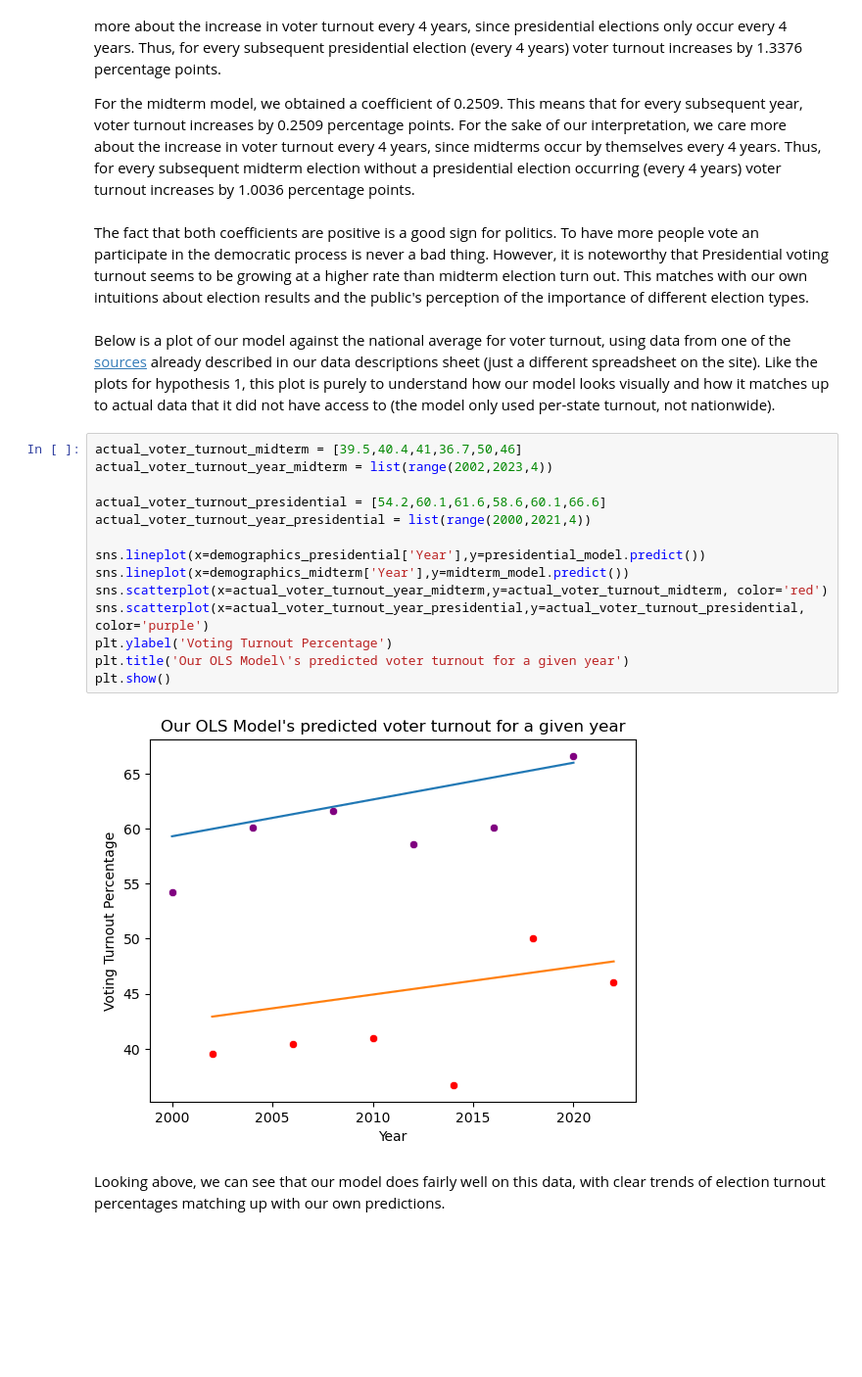
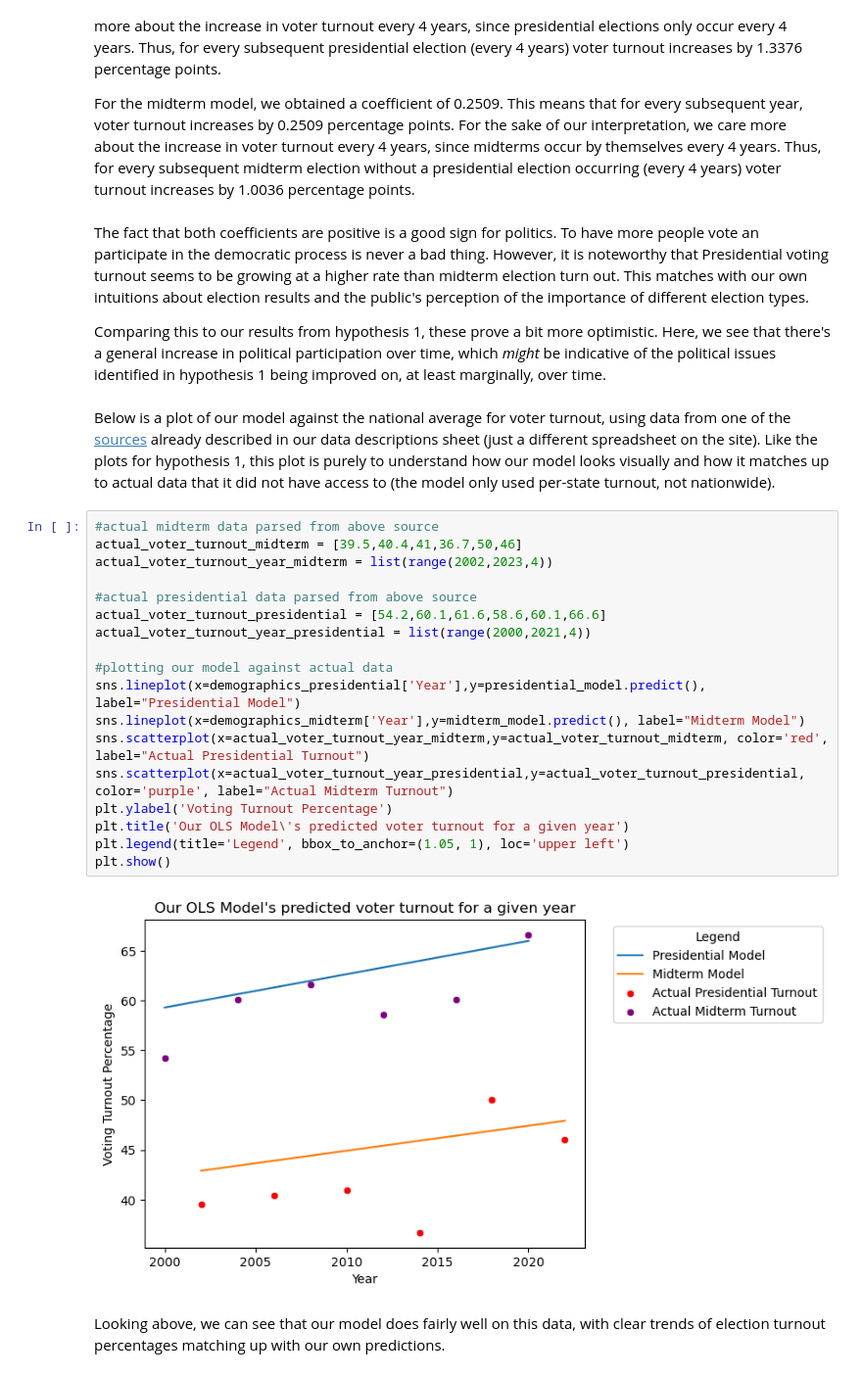
Before and after one commit to nikhilc52/info2950, a Jupyter notebook: ElectionDemographicsPhaseIV.ipynb, the cells around one changed output. Shown at 98% size. Drawn from its saved outputs; the diff is of its cells as text; blank space fills up the shorter version.

```diff
--- a/ElectionDemographicsPhaseIV.ipynb
+++ b/ElectionDemographicsPhaseIV.ipynb
@@ -409,24 +462,30 @@ For the presidential model, we obtained a coefficient of 0.3344. This means that
 For the midterm model, we obtained a coefficient of 0.2509. This means that for every subsequent year, voter turnout increases by 0.2509 percentage points. For the sake of our interpretation, we care more about the increase in voter turnout every 4 years, since midterms occur by themselves every 4 years. Thus, for every subsequent midterm election without a presidential election occurring (every 4 years) voter turnout increases by 1.0036 percentage points.
 # %% [markdown]
 The fact that both coefficients are positive is a good sign for politics. To have more people vote an participate in the democratic process is never a bad thing. However, it is noteworthy that Presidential voting turnout seems to be growing at a higher rate than midterm election turn out. This matches with our own intuitions about election results and the public's perception of the importance of different election types.
+
+Comparing this to our results from hypothesis 1, these prove a bit more optimistic. Here, we see that there's a general increase in political participation over time, which *might* be indicative of the political issues identified in hypothesis 1 being improved on, at least marginally, over time.
 # %% [markdown]
 Below is a plot of our model against the national average for voter turnout, using data from one of the [sources](https://www.electproject.org/national-1789-present) already described in our data descriptions sheet (just a different spreadsheet on the site). Like the plots for hypothesis 1, this plot is purely to understand how our model looks visually and how it matches up to actual data that it did not have access to (the model only used per-state turnout, not nationwide).
 # %%
+#actual midterm data parsed from above source
 actual_voter_turnout_midterm = [39.5,40.4,41,36.7,50,46]
 actual_voter_turnout_year_midterm = list(range(2002,2023,4))
 
+#actual presidential data parsed from above source
 actual_voter_turnout_presidential = [54.2,60.1,61.6,58.6,60.1,66.6]
 actual_voter_turnout_year_presidential = list(range(2000,2021,4))
 
-sns.lineplot(x=demographics_presidential['Year'],y=presidential_model.predict())
-sns.lineplot(x=demographics_midterm['Year'],y=midterm_model.predict())
-sns.scatterplot(x=actual_voter_turnout_year_midterm,y=actual_voter_turnout_midterm, color='red')
-sns.scatterplot(x=actual_voter_turnout_year_presidential,y=actual_voter_turnout_presidential, color='purple')
+#plotting our model against actual data
+sns.lineplot(x=demographics_presidential['Year'],y=presidential_model.predict(), label="Presidential Model")
+sns.lineplot(x=demographics_midterm['Year'],y=midterm_model.predict(), label="Midterm Model")
+sns.scatterplot(x=actual_voter_turnout_year_midterm,y=actual_voter_turnout_midterm, color='red', label="Actual Presidential Turnout")
+sns.scatterplot(x=actual_voter_turnout_year_presidential,y=actual_voter_turnout_presidential, color='purple', label="Actual Midterm Turnout")
 plt.ylabel('Voting Turnout Percentage')
 plt.title('Our OLS Model\'s predicted voter turnout for a given year')
+plt.legend(title='Legend', bbox_to_anchor=(1.05, 1), loc='upper left')
 plt.show()
 # %% [output]
-[figure, old version]
+[figure, new version]
 # %% [markdown]
 Looking above, we can see that our model does fairly well on this data, with clear trends of election turnout percentages matching up with our own predictions.
 # %% [markdown]
```
Also changed, not shown: parts of 29 cells of this notebook.
